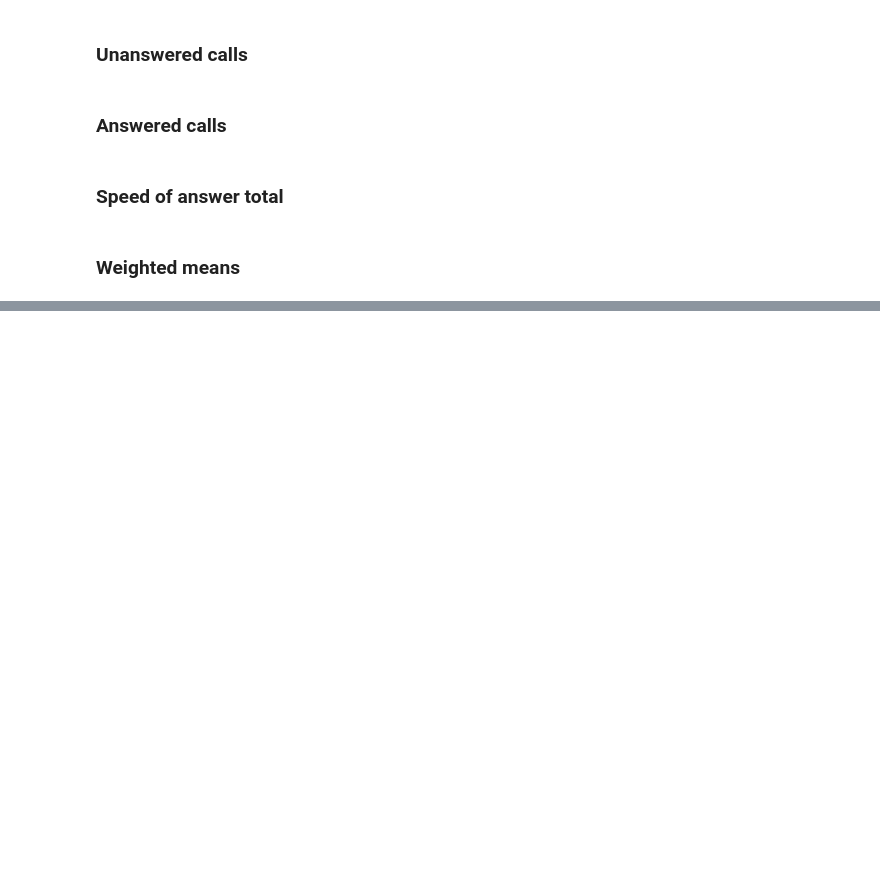
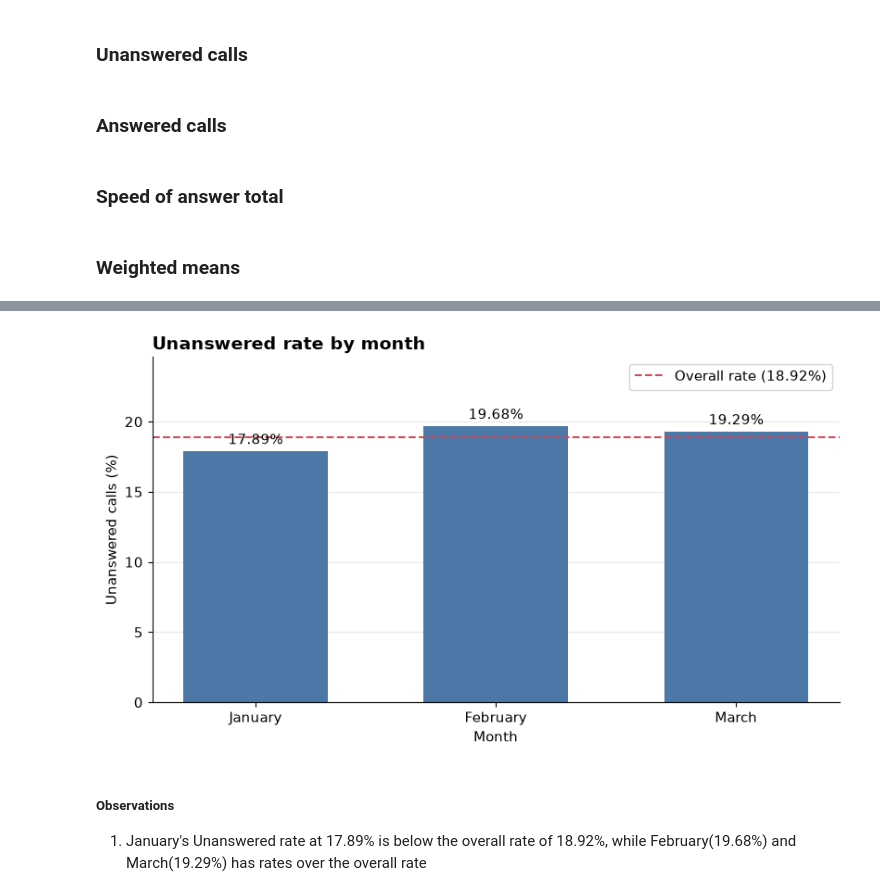
Before and after one commit to Ashish-Krishna-K/call-center-staffing-analytics, a Jupyter notebook: notebooks/03_kpi_analysis.ipynb, the cells around one changed output, grey strips where cells are left out. Saved outputs shown, nothing was run; the diff lists cells and outputs as text; code cells hidden in the pictures; blank space fills up the shorter version.

Commit message:
Completes the analysis and plotting of the first KPI - Unanswered rate by month

```diff
--- a/notebooks/03_kpi_analysis.ipynb
+++ b/notebooks/03_kpi_analysis.ipynb
@@ -71,8 +82,14 @@ pd.set_option('display.max_colwidth', None)
+# %%
+BAR_COLOR_BLUE="#4C78A8"
+REF_LINE_RED="#D1495B"
 # %%
 db_name = 'call_center.db'
 src_path = Path.cwd().parent / "data/database" / db_name
 assert src_path.exists(), "Database does not exist"
 conn = sqlite3.connect(src_path)
+# %%
+charts_dir = Path.cwd().parent / "reports" / "charts"
+charts_dir.mkdir(parents=True, exist_ok=True)
 # %%
 kpi_mapping = {
     "unanswered_rate_month": "kpi_unanswered_pct_by_month.sql",
@@ -340,0 +362,8 @@ assert abs(weighted_mean - 67.52) < 0.01, f"weighted mean was {weighted_mean}"
+# %%
+filename = sql_results['unanswered_rate_month']['filename']
+sql_query = sql_results['unanswered_rate_month']['sql_query']
+df = sql_results['unanswered_rate_month']['dataframe']
+overall_rate = df['unanswered_call_cnt'].sum() / df['total_call_cnt'].sum() * 100
+print(filename)
+print(sql_query)
+display(df)
@@ -340,0 +392,33 @@ assert abs(weighted_mean - 67.52) < 0.01, f"weighted mean was {weighted_mean}"
+# %%
+fig, ax = plt.subplots(figsize=(8, 4.5), layout="constrained")
+bars = ax.bar(
+    x=df["month_name"],
+    height=df["unanswered_call_pct"],
+    color=BAR_COLOR_BLUE,
+    width=0.6,
+)
+labels = [f"{v:.2f}%" for v in df["unanswered_call_pct"]]
+ax.bar_label(bars, labels=labels, padding=3)
+ax.axhline(
+    overall_rate,
+    color=REF_LINE_RED,
+    linestyle="--",
+    linewidth=1.5,
+    label=f"Overall rate ({overall_rate:.2f}%)",
+)
+ax.set_ylim(0, df["unanswered_call_pct"].max() * 1.25)
+ax.set_title("Unanswered rate by month")
+ax.set_xlabel("Month")
+ax.set_ylabel("Unanswered calls (%)")
+ax.legend()
+ax.grid(axis="y", alpha=0.3)
+
+chart_name = filename.replace(".sql", ".png", 1)
+fig.savefig(charts_dir / chart_name, dpi=200, bbox_inches="tight")
+plt.show()
+# %% [output]
+[figure, added]
+# %% [markdown]
+##### Observations
+
+1. January's Unanswered rate at 17.89% is below the overall rate of 18.92%, while February(19.68%) and March(19.29%) has rates over the overall rate
```
Also changed, not shown: parts of 5 cells of this notebook.
